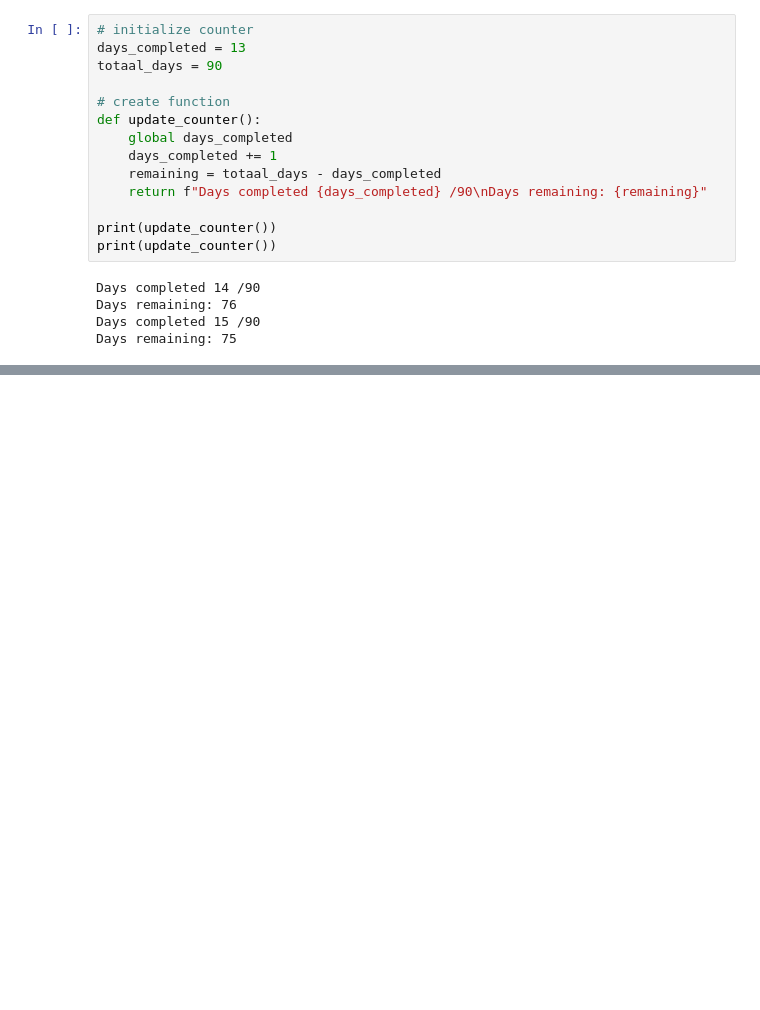
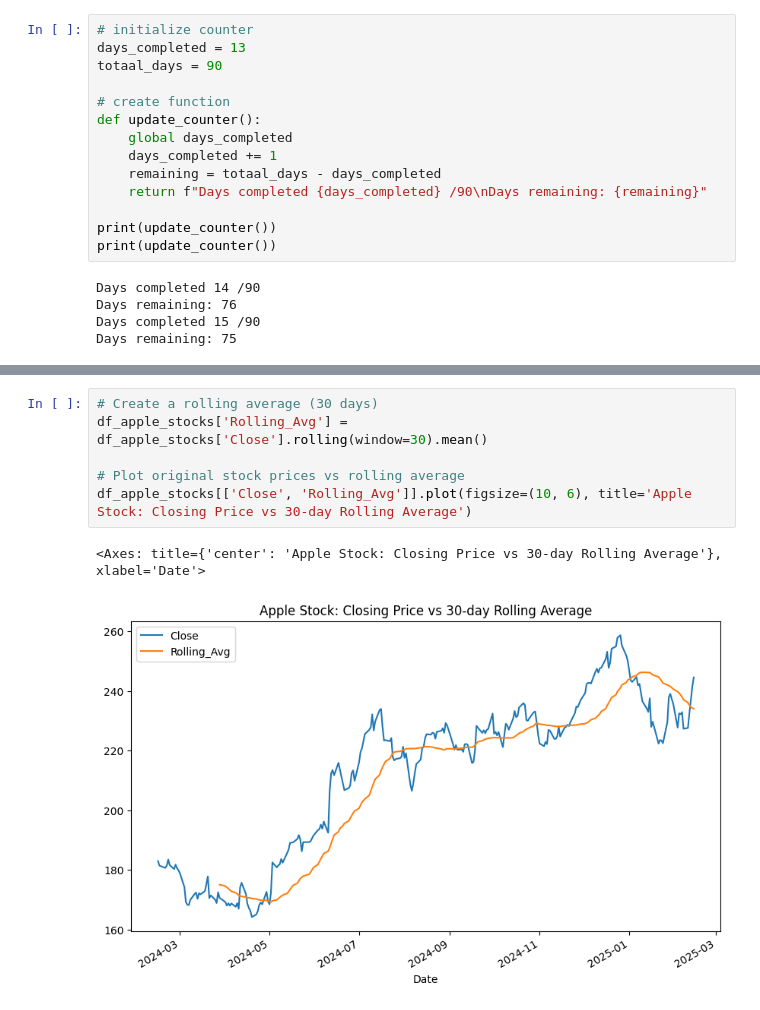
Before and after one commit to hackingbandy/coding_challenge, a Jupyter notebook: main.ipynb, the cells around one changed output, grey strips where cells are left out. Drawn from its saved outputs; the diff is of its cells as text; blank space fills up the shorter version.

```diff
--- a/main.ipynb
+++ b/main.ipynb
@@ -341,0 +246,9 @@ Mean Squared Error on Test Set: 1166430630.5968647
+# %%
+# Create a rolling average (30 days)
+df_apple_stocks['Rolling_Avg'] = df_apple_stocks['Close'].rolling(window=30).mean()
+
+# Plot original stock prices vs rolling average
+df_apple_stocks[['Close', 'Rolling_Avg']].plot(figsize=(10, 6), title='Apple Stock: Closing Price vs 30-day Rolling Average')
+# %% [output]
+<Axes: title={'center': 'Apple Stock: Closing Price vs 30-day Rolling Average'}, xlabel='Date'>
+[figure, added]
```
Also changed, not shown: parts of 14 cells of this notebook.
